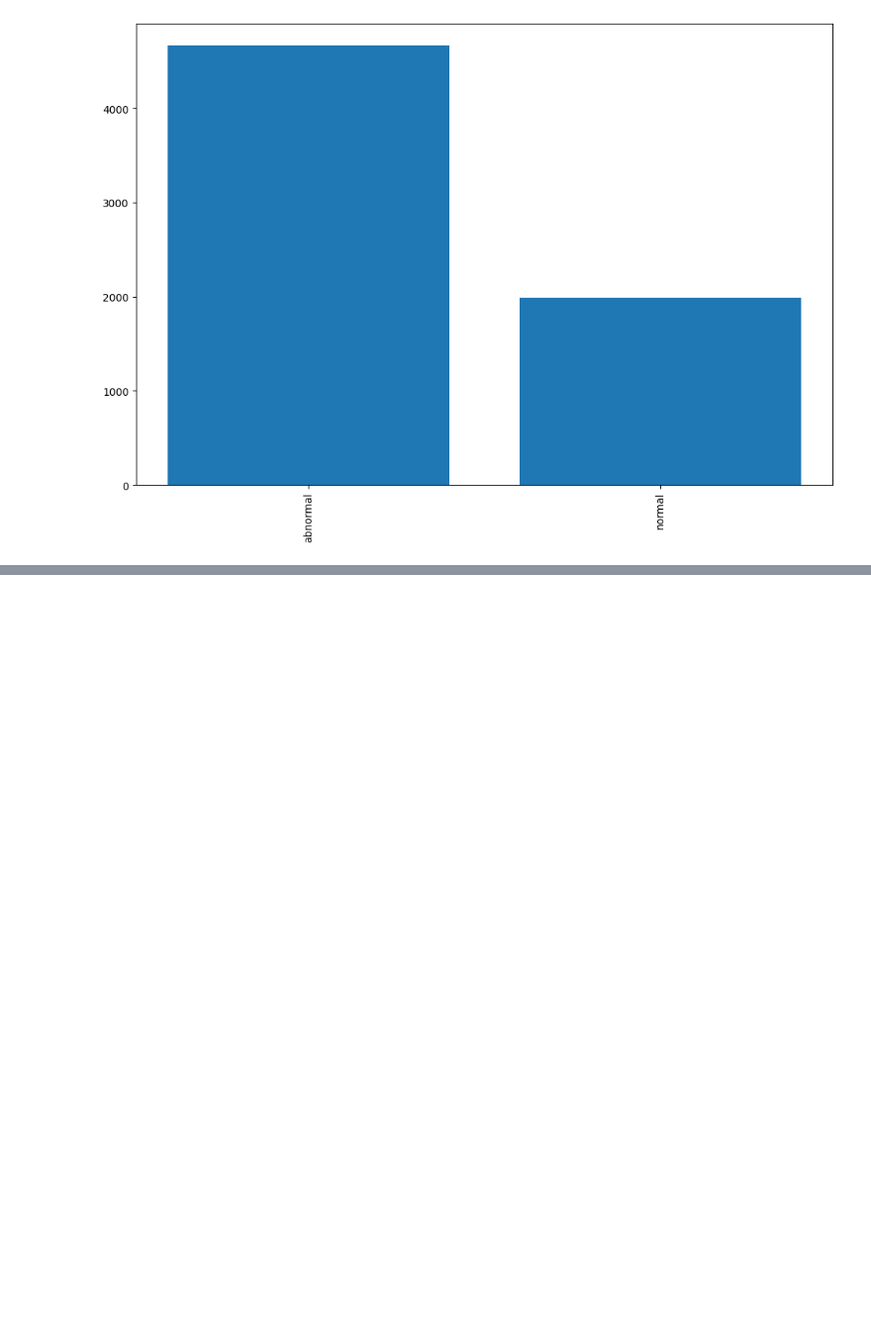
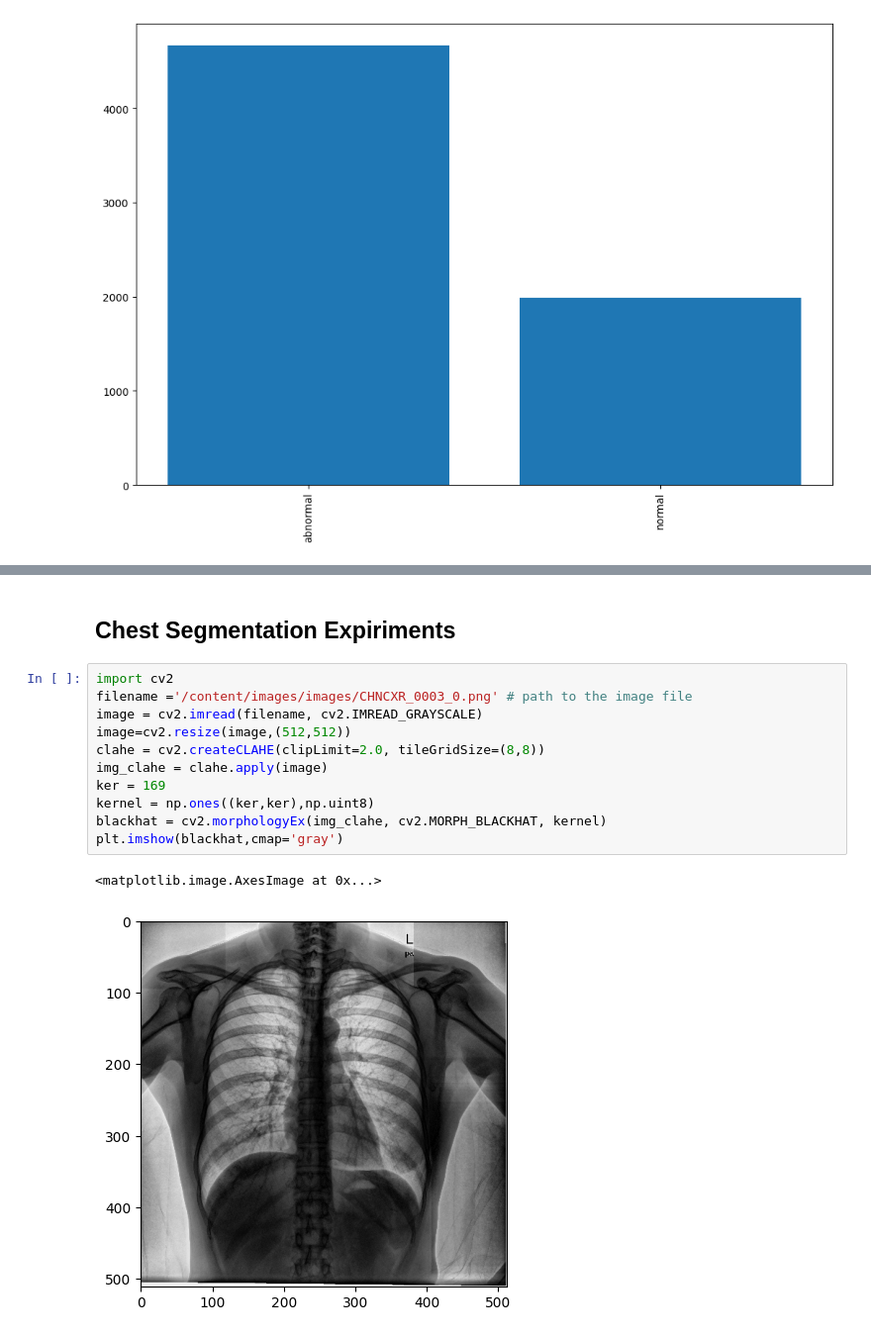
Before and after one commit to anuraagbhavaraju/computer-vision-chest-xray, a Jupyter notebook: CXR_Classification_Comparitive_Study.ipynb, the cells around one changed output, grey strips where cells are left out. Shown at 99% size. Drawn from its saved outputs; the diff is of its cells as text; blank space fills up the shorter version.

```diff
--- a/CXR_Classification_Comparitive_Study.ipynb
+++ b/CXR_Classification_Comparitive_Study.ipynb
@@ -205,0 +290,16 @@ All Labels (2): ['abnormal', 'normal']
+# %% [markdown]
+## Chest Segmentation Expiriments
+# %%
+import cv2
+filename ='/content/images/images/CHNCXR_0003_0.png' # path to the image file
+image = cv2.imread(filename, cv2.IMREAD_GRAYSCALE)
+image=cv2.resize(image,(512,512))
+clahe = cv2.createCLAHE(clipLimit=2.0, tileGridSize=(8,8))
+img_clahe = clahe.apply(image)
+ker = 169
+kernel = np.ones((ker,ker),np.uint8)
+blackhat = cv2.morphologyEx(img_clahe, cv2.MORPH_BLACKHAT, kernel)
+plt.imshow(blackhat,cmap='gray')
+# %% [output]
+<matplotlib.image.AxesImage at 0x...>
+[figure, added]
```
Also changed, not shown: parts of 69 cells of this notebook.
